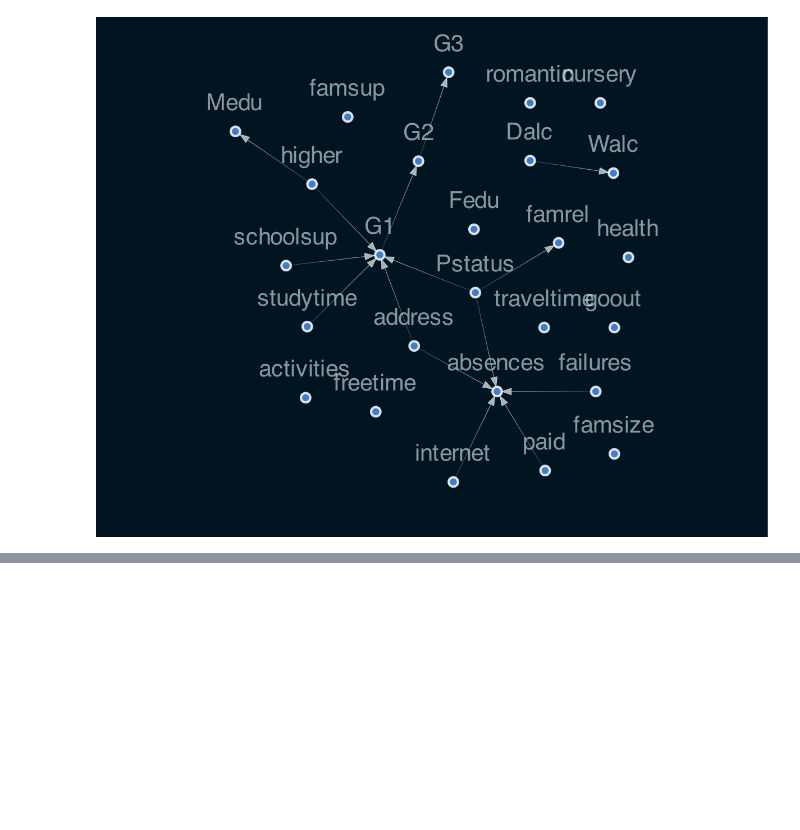
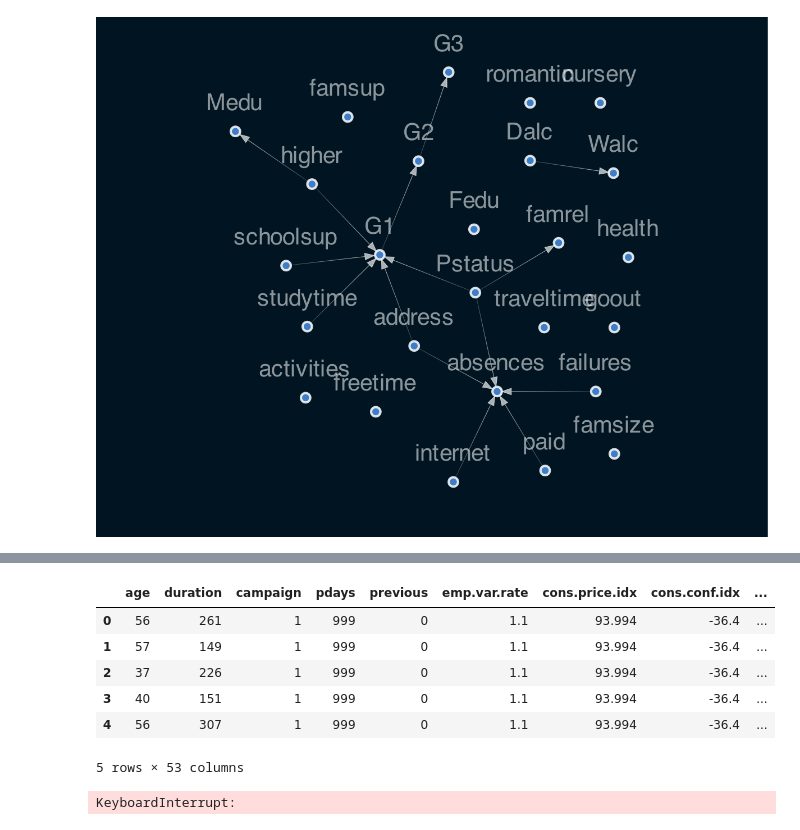
Before and after one commit to causalvis/causalvis, a Jupyter notebook: notebooks/Causalnex Test.ipynb, the cells around one changed output, grey strips where cells are left out. Saved outputs shown, nothing was run; the diff lists cells and outputs as text; code cells hidden in the pictures; blank space fills up the shorter version.

```diff
--- a/notebooks/Causalnex Test.ipynb
+++ b/notebooks/Causalnex Test.ipynb
@@ -134,4 +106,19 @@ DAGEditor(dataset = struct_data)
 # %%
-from ReactWidget import DAGEditor
+import numpy as np
+import pandas as pd
 
-DAGEditor(graph = nodelink)
+def read_data_from_UCI():
+    """Reads the bank-marketing data table from a zip file directly from UCI"""
+    import zipfile
+    import io
+    from urllib import request
+
+    url = "https://archive.ics.uci.edu/ml/machine-learning-databases/00222/bank-additional.zip"
+    with request.urlopen(url) as r:
+        with zipfile.ZipFile(io.BytesIO(r.read())) as zf:
+            csv_file = zf.open("bank-additional/bank-additional-full.csv")
+            df = pd.read_csv(csv_file, sep=";")
+    return df
+# %%
+data = read_data_from_UCI()
+data.shape
@@ -137,0 +154,19 @@ DAGEditor(graph = nodelink)
+# %%
+X = data.drop(columns="y")
+
+X = pd.get_dummies(X, prefix_sep='=', drop_first=True)
+X.head()
+# %% [output]
+|  | age | duration | campaign | pdays | previous | emp.var.rate | cons.price.idx | cons.conf.idx | ... |
+| 0 | 56 | 261 | 1 | 999 | 0 | 1.1 | 93.994 | -36.4 | ... |
+| 1 | 57 | 149 | 1 | 999 | 0 | 1.1 | 93.994 | -36.4 | ... |
+| 2 | 37 | 226 | 1 | 999 | 0 | 1.1 | 93.994 | -36.4 | ... |
+| 3 | 40 | 151 | 1 | 999 | 0 | 1.1 | 93.994 | -36.4 | ... |
+| 4 | 56 | 307 | 1 | 999 | 0 | 1.1 | 93.994 | -36.4 | ... |
+5 rows × 53 columns
+# %%
+from causalnex.structure.notears import from_pandas
+
+sm = from_pandas(X)
+# %% [output]
+KeyboardInterrupt:
```
Also changed, not shown: parts of 16 cells of this notebook, 15 other files.
